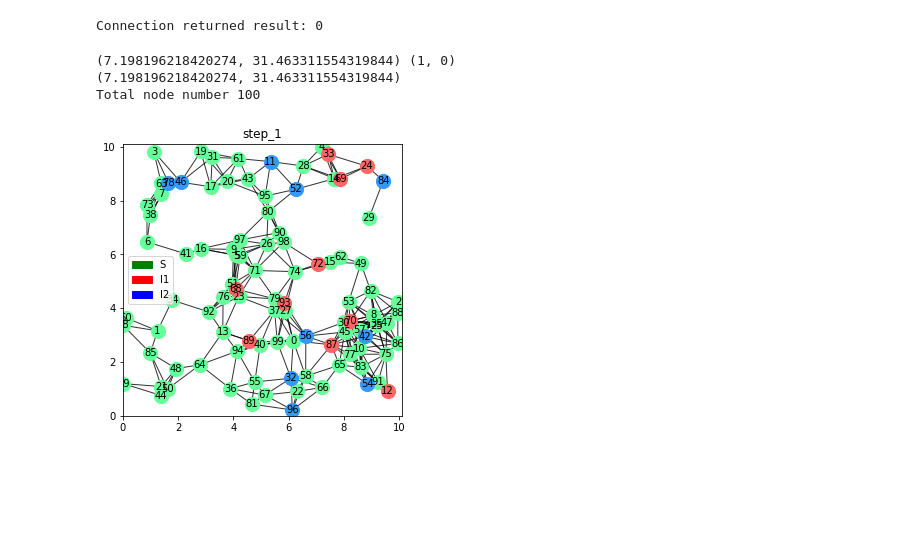
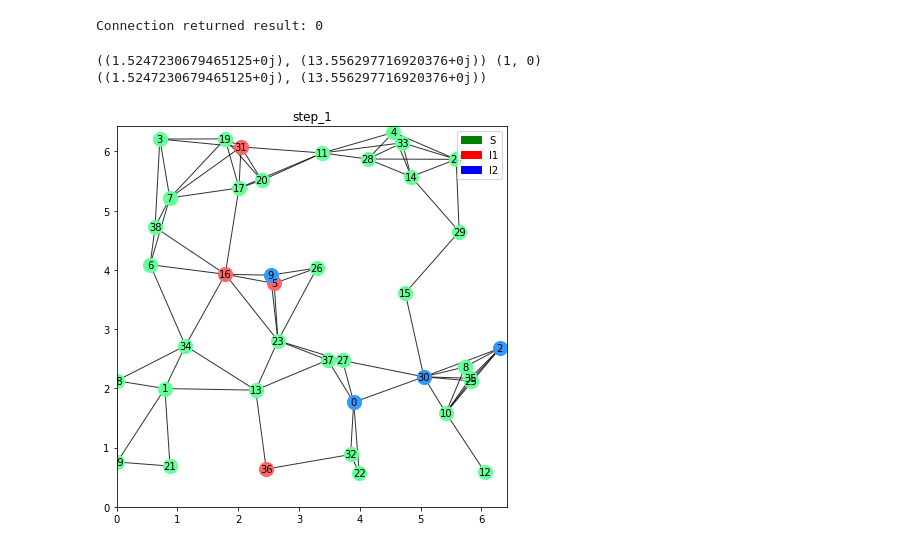
Before and after one commit to Dmitriy-Fedorov/Epidemic-Model, a Jupyter notebook: Raspberry_v4.1/control_node/init_v4.1.ipynb, the cells around one changed output. Drawn from its saved outputs; the diff is of its cells as text; code cells hidden in the pictures; blank space fills up the shorter version.

```diff
--- a/Raspberry_v4.1/control_node/init_v4.1.ipynb
+++ b/Raspberry_v4.1/control_node/init_v4.1.ipynb
@@ -136,20 +137,20 @@ Connection returned result: 0
 # 0.04 0.15|0.04 0.04|0.25 0.07|0.06 0.12|0.05 0.15  R1<1 R2>1
 # 0.25 0.05|0.04 0.04|0.25 0.5 |0.05 0.12|0.04 0.15  R1>1 R2<1
 # 0.25 0.35|0.04 0.04|0.04 0.35|0.06 0.07|0.05 0.06  R1>1 R2>1
-paramet = {    # R1<1 R2<1
-        'alpha': [0.04, 0.05], # infect rate
-        'mu': [0.04, 0.04], # sleep s
-        'gamma': [0.3, 0.3], # rec rate
-        'lambda': [0.05, 0.2], # sleep I1
-        'kappa': [0.04, 0.1] # sleep I2    % [I2_s -> I2_a, I2_a -> I2_s]
-    }
-paramet = {    # R1<1 R2<1
-        'alpha': [0.04, 0.15], # infect rate
-        'mu': [0.04, 0.04], # sleep s
-        'gamma': [0.25, 0.07], # rec rate
-        'lambda': [0.06, 0.12], # sleep I1
-        'kappa': [0.04, 0.15] # sleep I2    % [I2_s -> I2_a, I2_a -> I2_s]
-    }
+# paramet = {    # R1<1 R2<1
+#         'alpha': [0.04, 0.05], # infect rate
+#         'mu': [0.04, 0.04], # sleep s
+#         'gamma': [0.3, 0.3], # rec rate
+#         'lambda': [0.05, 0.2], # sleep I1
+#         'kappa': [0.04, 0.1] # sleep I2    % [I2_s -> I2_a, I2_a -> I2_s]
+#     }
+# paramet = {    # R1<1 R2<1
+#         'alpha': [0.04, 0.15], # infect rate
+#         'mu': [0.04, 0.04], # sleep s
+#         'gamma': [0.25, 0.07], # rec rate
+#         'lambda': [0.06, 0.12], # sleep I1
+#         'kappa': [0.04, 0.15] # sleep I2    % [I2_s -> I2_a, I2_a -> I2_s]
+#     }
 # paramet = {    # R1<1 R2<1
 #         'alpha': [0.04, 0.05], # infect rate
 #         'mu': [0.04, 0.04], # sleep s
@@ -167,43 +168,42 @@ paramet = {    # R1<1 R2<1
 paramet = {
         'alpha': [0.1, 0.35], # infect rate
         'mu': [0.02, 0.02], # sleep s
-        'gamma': [0.05, 0.02], # rec rate
+        'gamma': [0.15, 0.02], # rec rate
         'lambda': [0.03, 0.04], # sleep I1
         'kappa': [0.04, 0.05] # sleep I2    % [I2_s -> I2_a, I2_a -> I2_s]
     }
 np.random.seed(315)  # structure
 random.seed(6)       # infected
-N = 100
+N = 40
 r = 1.5
 number_subgraphs = 0
 node_set = {str(x) for x in range(N)}
 
 while number_subgraphs != 1:
-    a = EpidemicGraph(N,r,paramet,I1_a=10, I2_a=10, grid_size=[10, 10], create=True) # net='Uniform Grid'
-    a.load_csv('100 nodes.csv',10,10)
+    a = EpidemicGraph(N,r,paramet,I1_a=4, I2_a=4, grid_size=[math.sqrt(N), math.sqrt(N)], create=True) # net='Uniform Grid'
+#     a.load_csv('100 nodes.csv',10,10)
     number_subgraphs = len(list(nx.connected_component_subgraphs(a.G)))
     number_isolated_nodes = len(list(nx.isolates(a.G)))
     print(calc_R0(a.G, paramet), (number_subgraphs, number_isolated_nodes))
 
 G = a.G
 # G.node[0]['state'] = 'S_s'
 print(calc_R0(a.G, paramet))
 plt_set = {
     'ns': 200,
     'fs': 10,
-    'lim': 10.1,
-    'figsize': (5,5)
+    'lim': math.sqrt(N) +0.1,
+    'figsize': (7,7)
 }
 plt, fig = plot(G, **plt_set) #  ns=300, fs=6,lim=5
 plt.show()
 fig.savefig('figures/_.png')
 with open("log.txt", "w") as myfile:
     myfile.write("")
 # %% [output]
-(7.198196218420274, 31.463311554319844) (1, 0)
-(7.198196218420274, 31.463311554319844)
-Total node number 100
+((1.5247230679465125+0j), (13.556297716920376+0j)) (1, 0)
+((1.5247230679465125+0j), (13.556297716920376+0j))
-[figure, old version]
+[figure, new version]
 # %%
 G.node[1]
 node_set = {str(x) for x in range(N)}
```
Also changed, not shown: parts of 6 cells of this notebook, 4 other files.
